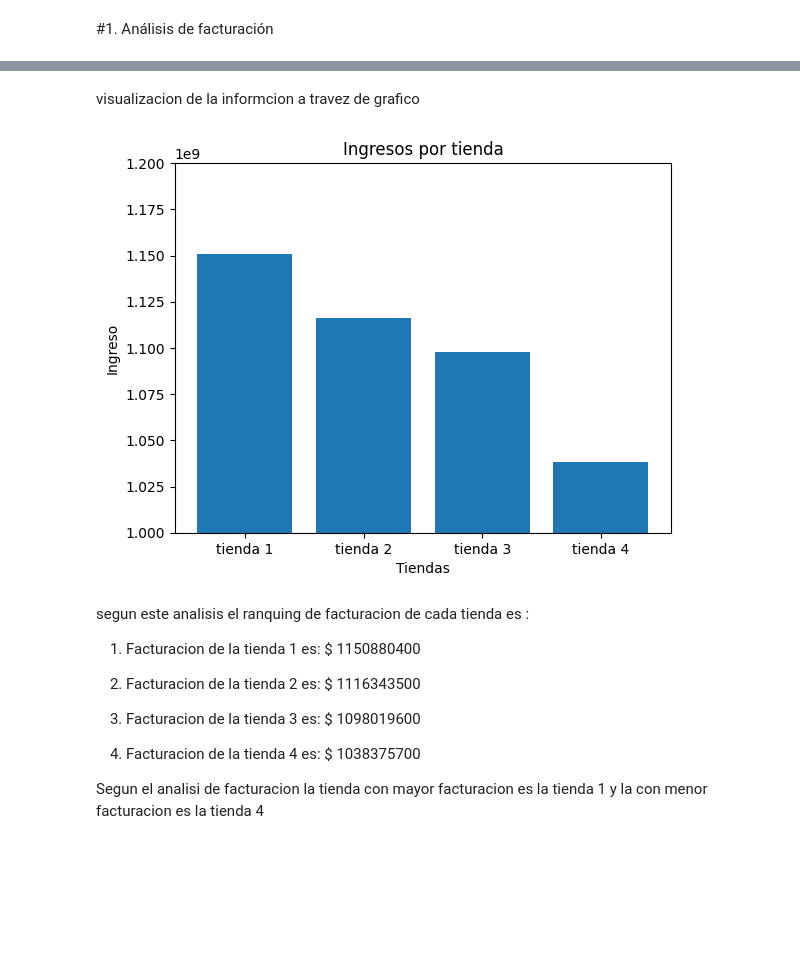
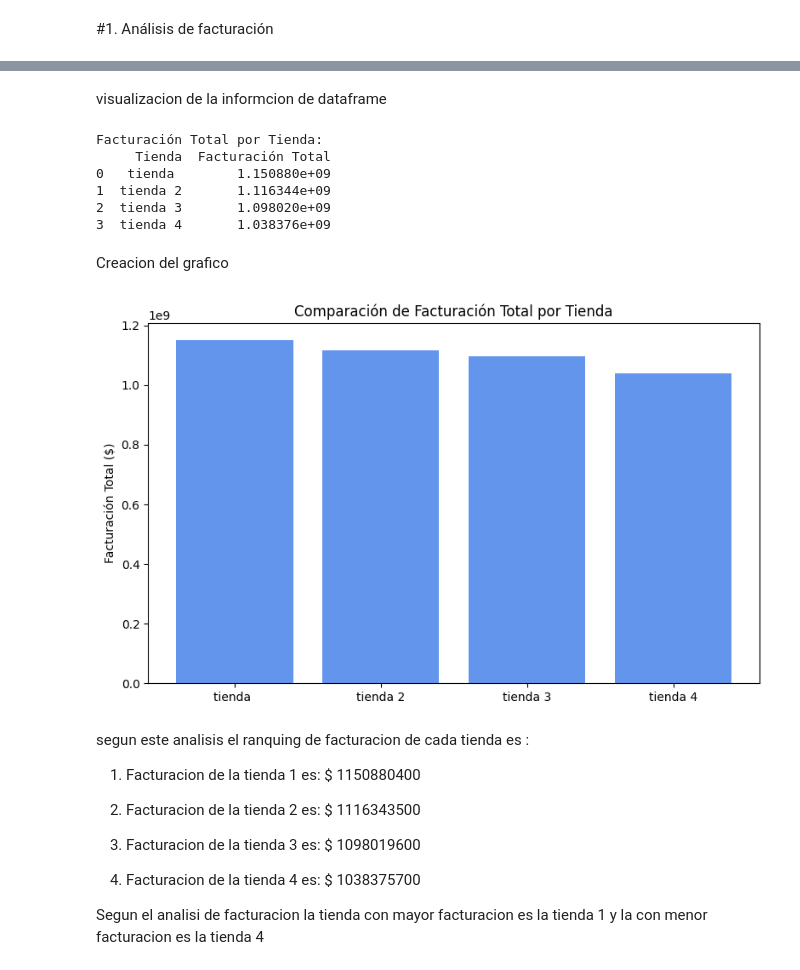
Before and after one commit to Brianbrowncoopman/challenge1-data-science-latam, a Jupyter notebook: AluraStoreLatam.ipynb, the cells around one changed output, grey strips where cells are left out. Drawn from its saved outputs; the diff is of its cells as text; code cells hidden in the pictures; blank space fills up the shorter version.

```diff
--- a/AluraStoreLatam.ipynb
+++ b/AluraStoreLatam.ipynb
@@ -31,6 +33,8 @@ obtencion de datos de precio de las tiendas
 # %%
 
-suma = tienda['Precio'].sum()
-suma2 = tienda2['Precio'].sum()
-suma3 = tienda3['Precio'].sum()
-suma4 = tienda4['Precio'].sum()
+facturacion = {
+    "tienda": tienda["Precio"].sum(),
+    "tienda2": tienda2["Precio"].sum(),
+    "tienda3": tienda3["Precio"].sum(),
+    "tienda4": tienda4["Precio"].sum()
+}
@@ -55,16 +43,28 @@ Ingreso total de la tienda 4 es: $ 1038375700.0
+# %%
+df_facturacion = pd.DataFrame(list(facturacion.items()), columns=["Tienda", "Facturación Total"])
 # %% [markdown]
-visualizacion de la informcion a travez de grafico
+visualizacion de la informcion de dataframe
-# %%
-import matplotlib.pyplot
-
-matplotlib.pyplot.title('Ingresos por tienda')
-matplotlib.pyplot.ylabel('Ingreso')
-matplotlib.pyplot.xlabel('Tiendas')
-matplotlib.pyplot.ylim(1000000000, 1200000000)
-matplotlib.pyplot.bar(lista, ingreso)
-matplotlib.pyplot.show()
-# %% [output]
-[figure, removed]
+# %%
+print("\nFacturación Total por Tienda:")
+print(df_facturacion)
+# %% [output]
+Facturación Total por Tienda:
+     Tienda  Facturación Total
+0   tienda        1.150880e+09
+1  tienda 2       1.116344e+09
+2  tienda 3       1.098020e+09
+3  tienda 4       1.038376e+09
+# %% [markdown]
+Creacion del grafico
+# %%
+plt.figure(figsize=(8, 5))
+plt.bar(df_facturacion["Tienda"], df_facturacion["Facturación Total"], color='cornflowerblue')
+plt.ylabel("Facturación Total ($)")
+plt.title("Comparación de Facturación Total por Tienda")
+plt.tight_layout()
+plt.show()
+# %% [output]
+[figure, added]
 # %% [markdown]
 segun este analisis el ranquing de facturacion de cada tienda es :
 
```
Also changed, not shown: parts of 15 cells of this notebook.
